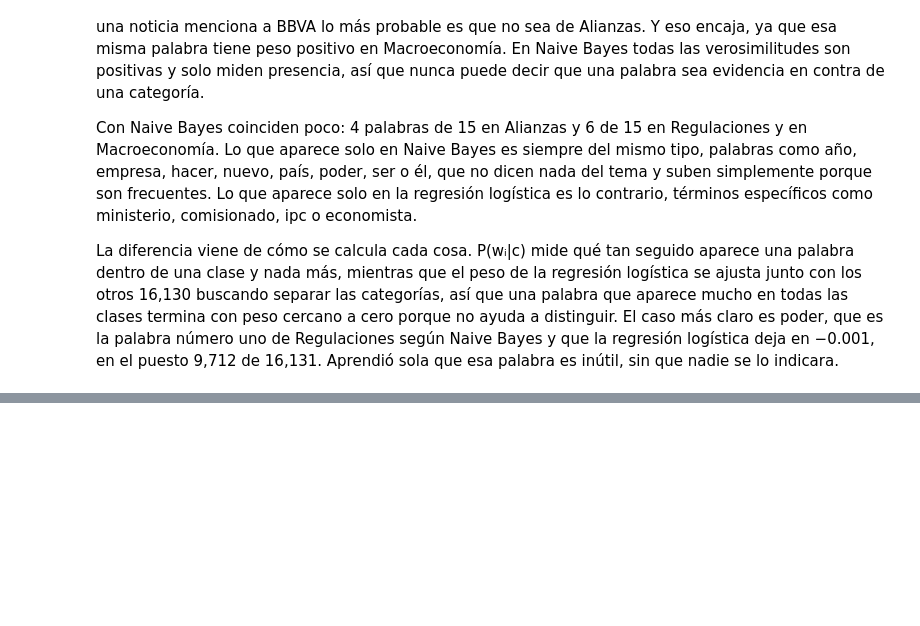
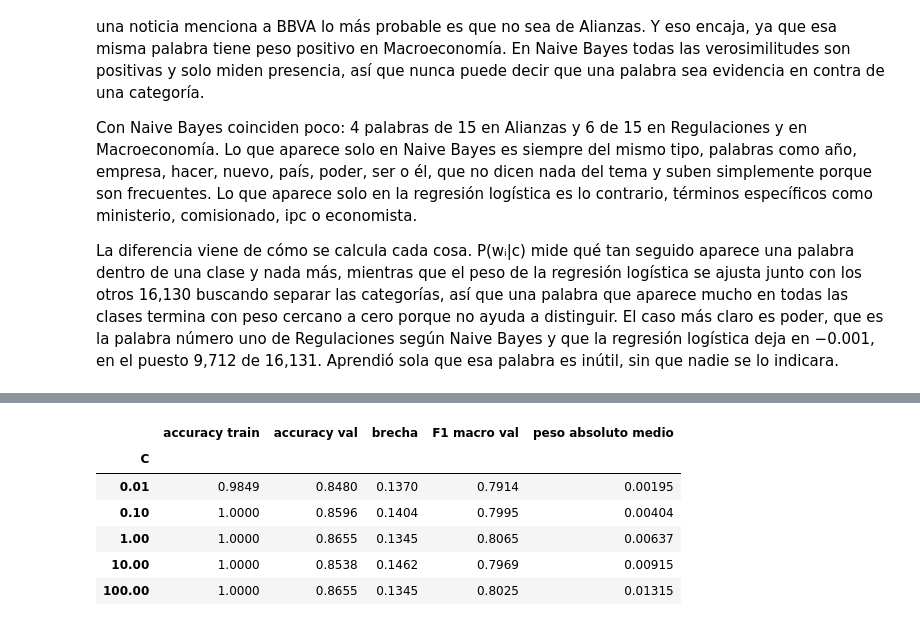
Before and after one commit to George11Albadr/Natural_Language_Processing, a Jupyter notebook: Lab#1/Laboratorio.ipynb, the cells around one changed output, grey strips where cells are left out. Cells and saved outputs as stored; diff of their text form; code cells hidden in the pictures; blank space fills up the shorter version.

```diff
--- a/Lab#1/Laboratorio.ipynb
+++ b/Lab#1/Laboratorio.ipynb
@@ -2091,0 +2178,28 @@ nadie se lo indicara.
+# %%
+# Las cuatro combinaciones, reentrenadas para medir el tiempo en igualdad de condiciones
+# y evaluadas sobre PRUEBA.
+combinaciones = [
+    ("Naive Bayes", "BoW",    MultinomialNB(),                                Xtrain_bow,   Xtest_bow),
+    ("Naive Bayes", "TF-IDF", MultinomialNB(),                                Xtrain_tfidf, Xtest_tfidf),
+    ("Reg. logistica", "BoW",    LogisticRegression(max_iter=2000, random_state=42), Xtrain_bow,   Xtest_bow),
+    ("Reg. logistica", "TF-IDF", LogisticRegression(max_iter=2000, random_state=42), Xtrain_tfidf, Xtest_tfidf),
+]
+
+filas = []
+for modelo_nombre, repr_nombre, estimador, Xtr, Xte in combinaciones:
+    t0 = time.perf_counter()
+    estimador.fit(Xtr, y_train)
+    t = time.perf_counter() - t0
+
+    pred = estimador.predict(Xte)
+    filas.append({
+        "modelo": modelo_nombre,
+        "representacion": repr_nombre,
+        "accuracy": round(accuracy_score(y_test, pred), 4),
+        "F1 macro": round(f1_score(y_test, pred, average="macro"), 4),
+        "F1 ponderado": round(f1_score(y_test, pred, average="weighted"), 4),
+        "tiempo (s)": round(t, 3),
+    })
+
+tabla_final = pd.DataFrame(filas)
+tabla_final
@@ -2091,0 +2232,25 @@ nadie se lo indicara.
+# %%
+filas_C = []
+for C in [0.01, 0.1, 1.0, 10.0, 100.0]:
+    m = LogisticRegression(C=C, max_iter=3000, random_state=42).fit(Xtrain_bow, y_train)
+    acc_tr = m.score(Xtrain_bow, y_train)
+    acc_va = m.score(Xval_bow, y_val)
+    filas_C.append({
+        "C": C,
+        "accuracy train": round(acc_tr, 4),
+        "accuracy val": round(acc_va, 4),
+        "brecha": round(acc_tr - acc_va, 4),
+        "F1 macro val": round(f1_score(y_val, m.predict(Xval_bow), average="macro"), 4),
+        "peso absoluto medio": round(np.abs(m.coef_).mean(), 5),
+    })
+
+tabla_C = pd.DataFrame(filas_C).set_index("C")
+tabla_C
+# %% [output]
+|  | accuracy train | accuracy val | brecha | F1 macro val | peso absoluto medio |
+| C |  |  |  |  |  |
+| 0.01 | 0.9849 | 0.8480 | 0.1370 | 0.7914 | 0.00195 |
+| 0.10 | 1.0000 | 0.8596 | 0.1404 | 0.7995 | 0.00404 |
+| 1.00 | 1.0000 | 0.8655 | 0.1345 | 0.8065 | 0.00637 |
+| 10.00 | 1.0000 | 0.8538 | 0.1462 | 0.7969 | 0.00915 |
+| 100.00 | 1.0000 | 0.8655 | 0.1345 | 0.8025 | 0.01315 |
```
Also changed, not shown: parts of 15 cells of this notebook.
